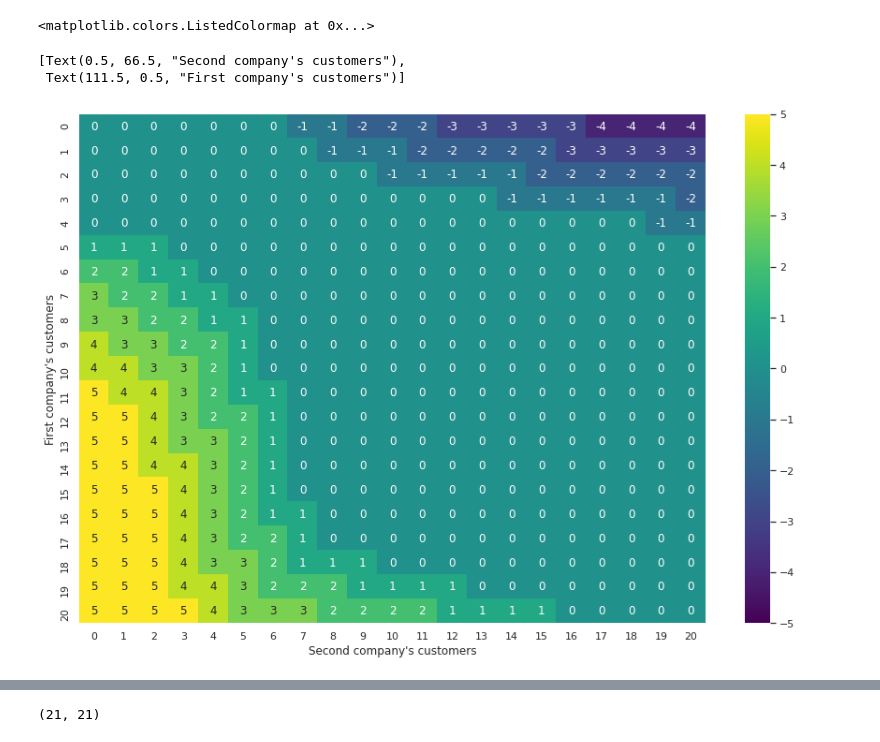
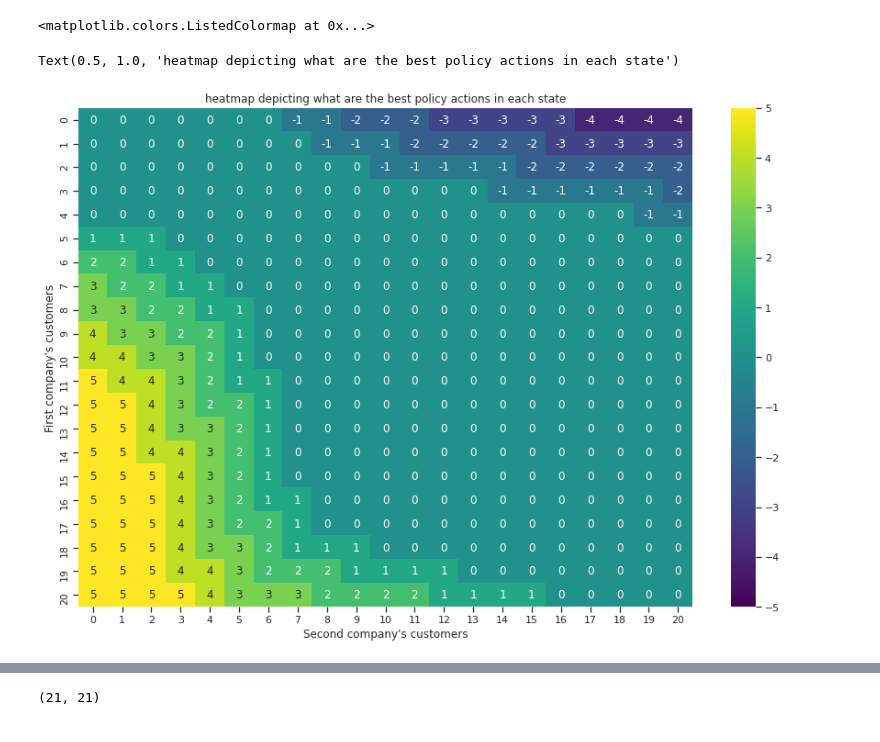
Before and after one commit to zhpinkman/jacks-car-rental, a Jupyter notebook: results/results.ipynb, the cells around one changed output, grey strips where cells are left out. Cells and saved outputs as stored; diff of their text form; code cells hidden in the pictures.

```diff
--- a/results/results.ipynb
+++ b/results/results.ipynb
@@ -16,12 +16,12 @@ sns.color_palette("viridis", as_cmap=True)
 # %%
 fig = plt.figure(figsize=(15, 10))
 ax = plt.subplot(111)
 
 sns.set_style("ticks")
 h = sns.heatmap(policy, vmin=-5, vmax=5, cmap='viridis', ax=ax,
                 cbar_kws={'ticks': np.arange(-5, 6)}, annot=True)
 h.set(xlabel='Second company\'s customers', ylabel='First company\'s customers')
+h.set_title('heatmap depicting what are the best policy actions in each state')
 # %% [output]
-[Text(0.5, 66.5, "Second company's customers"),
- Text(111.5, 0.5, "First company's customers")]
+Text(0.5, 1.0, 'heatmap depicting what are the best policy actions in each state')
-[figure, old version]
+[figure, new version]
```
Also changed, not shown: parts of 19 cells of this notebook, 1 other file.
